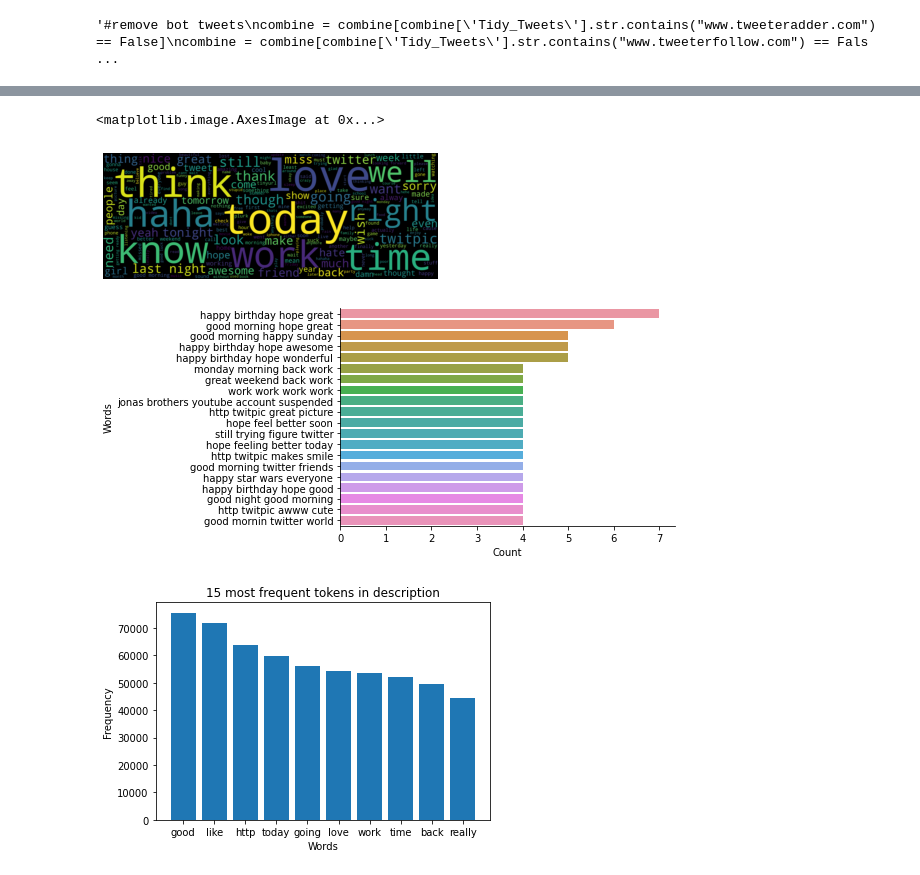
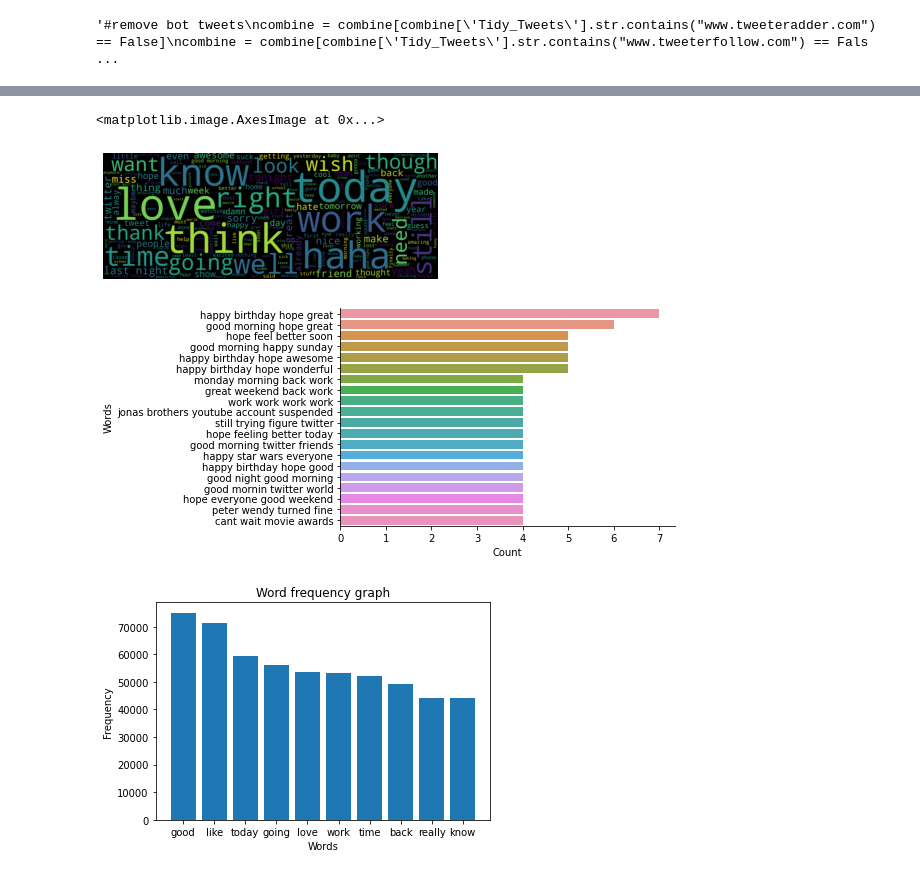
Before and after one commit to AnGafa/Sentiment-Analysis-from-Tweets, a Jupyter notebook: DataCleanupVisualized.ipynb, the cells around one changed output, grey strips where cells are left out. Cells and saved outputs as stored; diff of their text form; code cells hidden in the pictures.

```diff
--- a/DataCleanupVisualized.ipynb
+++ b/DataCleanupVisualized.ipynb
@@ -52,11 +52,10 @@ def remove_pattern(text,pattern):
 
 #remove newlines
 combine['Tidy_Tweets'] = combine['text'].str.replace("\n"," ")
+# remove twitter handles (@user)
+combine['Tidy_Tweets'] = np.vectorize(remove_pattern)(combine['Tidy_Tweets'], "@[\w]*")
 #remove links
 combine['Tidy_Tweets'] = combine['Tidy_Tweets'].str.replace('http\S+|www.\S+', '', case=False)
-combine['wtf'] = combine['Tidy_Tweets'].str.replace('http\S+|www.\S+', '', case=False)
-# remove twitter handles (@user)
-combine['Tidy_Tweets'] = np.vectorize(remove_pattern)(combine['text'], "@[\w]*")
 #remove special characters, numbers, punctuations
 combine['Tidy_Tweets'] = combine['Tidy_Tweets'].str.replace("[^a-zA-Z#]", " ")
 #remove short words (length < 3)
@@ -186,7 +185,7 @@ plt.axis('off')
 plt.imshow(wc,interpolation="hamming")
 # %% [output]
 <matplotlib.image.AxesImage at 0x...>
-[figure, old version]
+[figure, new version]
 # %%
 ht_words = nltk.FreqDist(combine['Tidy_Tweets'])
 visual_df = pd.DataFrame({'Words':list(ht_words.keys()),'Count':list(ht_words.values())})
@@ -197,21 +196,21 @@ word_plot = visual_df.nlargest(20, columns='Count')
 sns.barplot(data=word_plot,y='Words',x='Count')
 sns.despine()
 # %% [output]
-[figure, old version]
+[figure, new version]
 # %%
 from collections import Counter
 
 text_list = combine['Tidy_Tweets'].values.tolist()
 
 word_freq = Counter(" ".join(text_list).split()).most_common(10)
 
 words = [word for word, _ in word_freq]
 counts = [counts for _, counts in word_freq]
 
 plt.bar(words, counts)
-plt.title("15 most frequent tokens in description")
+plt.title("Word frequency graph")
 plt.ylabel("Frequency")
 plt.xlabel("Words")
 plt.show()
 # %% [output]
-[figure, old version]
+[figure, new version]
```
Also changed, not shown: parts of 2 cells of this notebook.
